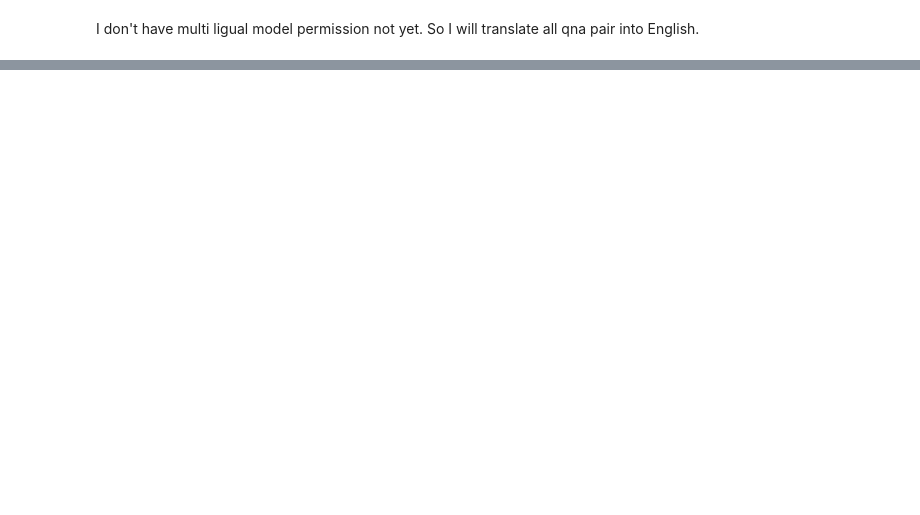
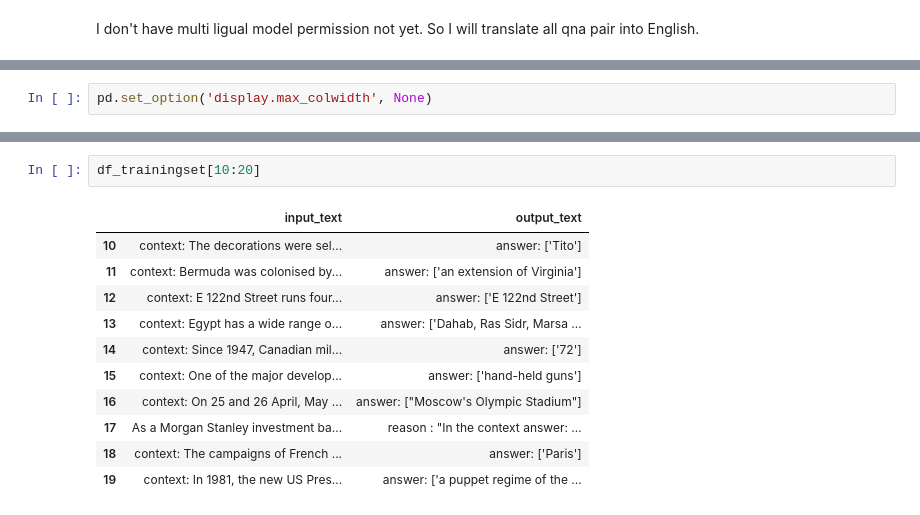
Before and after one commit to kpyopark/palm2_finetuning, a Jupyter notebook: src/fine_tuning_pipe.ipynb, the cells around one changed output, grey strips where cells are left out. Saved outputs shown, nothing was run; the diff lists cells and outputs as text; blank space fills up the shorter version.

```diff
--- a/src/fine_tuning_pipe.ipynb
+++ b/src/fine_tuning_pipe.ipynb
@@ -545,0 +673,2 @@ But in the witepaper(https://arxiv.org/pdf/2101.00190.pdf), they used the follow
+# %%
+pd.set_option('display.max_colwidth', None)
@@ -545,0 +693,14 @@ But in the witepaper(https://arxiv.org/pdf/2101.00190.pdf), they used the follow
+# %%
+df_trainingset[10:20]
+# %% [output]
+|  | input_text | output_text |
+| 10 | context: The decorations were sel... | answer: ['Tito'] |
+| 11 | context: Bermuda was colonised by... | answer: ['an extension of Virginia'] |
+| 12 | context: E 122nd Street runs four... | answer: ['E 122nd Street'] |
+| 13 | context: Egypt has a wide range o... | answer: ['Dahab, Ras Sidr, Marsa ... |
+| 14 | context: Since 1947, Canadian mil... | answer: ['72'] |
+| 15 | context: One of the major develop... | answer: ['hand-held guns'] |
+| 16 | context: On 25 and 26 April, May ... | answer: ["Moscow's Olympic Stadium"] |
+| 17 | As a Morgan Stanley investment ba... | reason : "In the context answer: ... |
+| 18 | context: The campaigns of French ... | answer: ['Paris'] |
+| 19 | context: In 1981, the new US Pres... | answer: ['a puppet regime of the ... |
```
Also changed, not shown: parts of 51 cells of this notebook, 1 other file.
